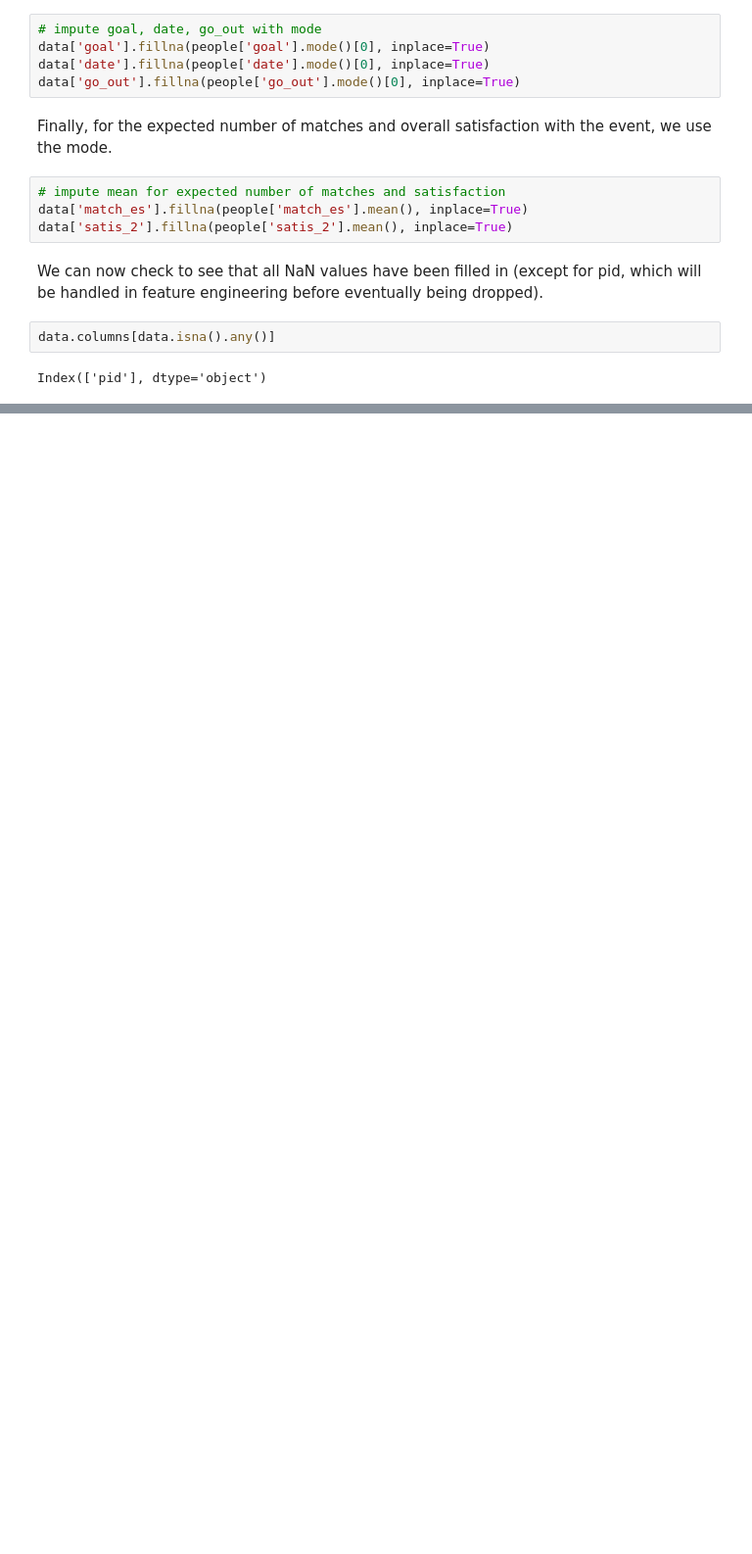
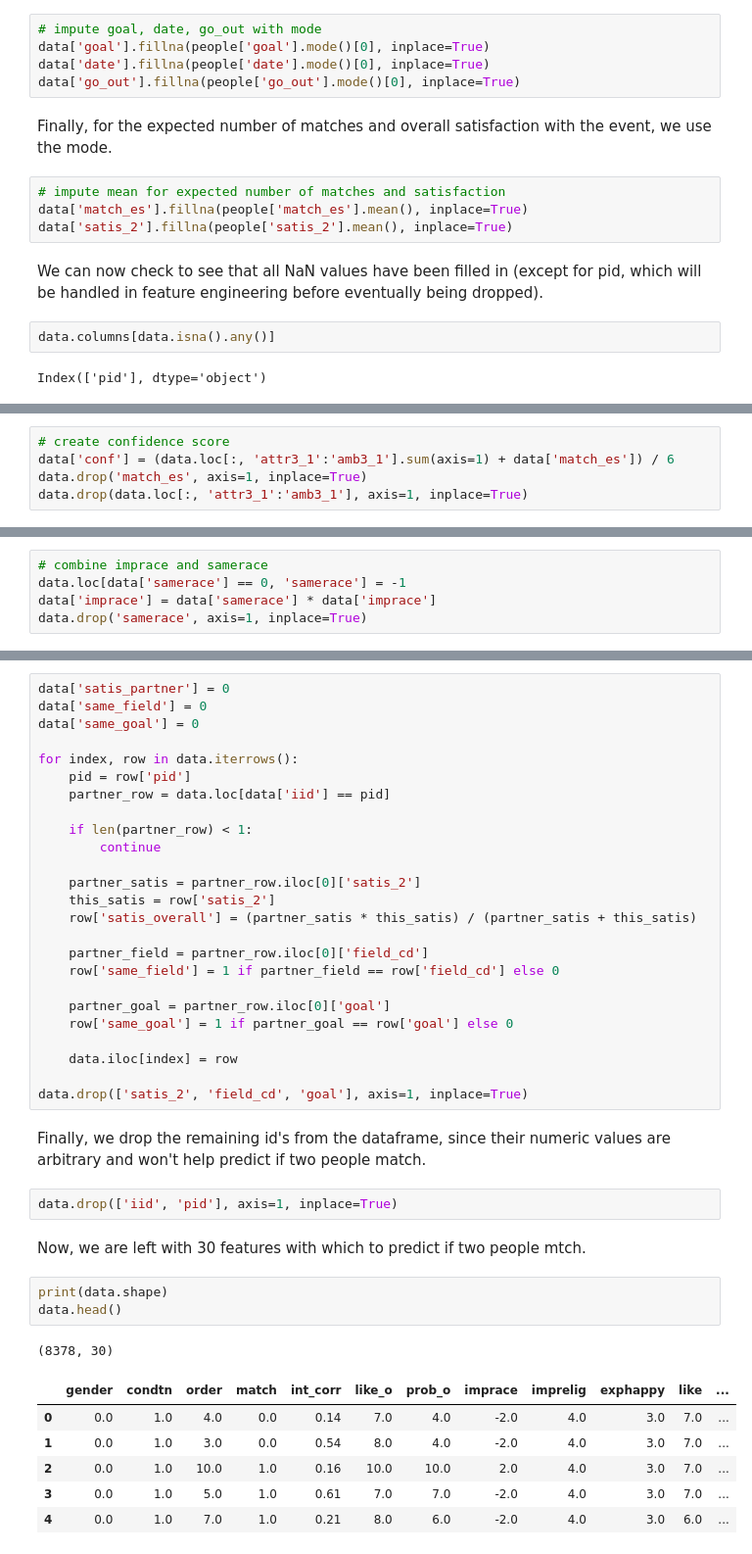
Before and after one commit to dperille/cs363d-f21-project, a Jupyter notebook: project.ipynb, the cells around one changed output, grey strips where cells are left out. Shown: that part at 98% size. Saved outputs shown, nothing was run; the diff lists cells and outputs as text; blank space fills up the shorter version.

```diff
--- a/project.ipynb
+++ b/project.ipynb
@@ -439,0 +483,5 @@ Index(['pid'], dtype='object')
+# %%
+# create confidence score
+data['conf'] = (data.loc[:, 'attr3_1':'amb3_1'].sum(axis=1) + data['match_es']) / 6
+data.drop('match_es', axis=1, inplace=True)
+data.drop(data.loc[:, 'attr3_1':'amb3_1'], axis=1, inplace=True)
@@ -439,0 +517,5 @@ Index(['pid'], dtype='object')
+# %%
+# combine imprace and samerace
+data.loc[data['samerace'] == 0, 'samerace'] = -1
+data['imprace'] = data['samerace'] * data['imprace']
+data.drop('samerace', axis=1, inplace=True)
@@ -439,0 +530,42 @@ Index(['pid'], dtype='object')
+# %%
+data['satis_partner'] = 0
+data['same_field'] = 0
+data['same_goal'] = 0
+
+for index, row in data.iterrows():
+    pid = row['pid']
+    partner_row = data.loc[data['iid'] == pid]
+
+    if len(partner_row) < 1:
+        continue
+
+    partner_satis = partner_row.iloc[0]['satis_2']
+    this_satis = row['satis_2']
+    row['satis_overall'] = (partner_satis * this_satis) / (partner_satis + this_satis)
+
+    partner_field = partner_row.iloc[0]['field_cd']
+    row['same_field'] = 1 if partner_field == row['field_cd'] else 0
+
+    partner_goal = partner_row.iloc[0]['goal']
+    row['same_goal'] = 1 if partner_goal == row['goal'] else 0
+
+    data.iloc[index] = row
+
+data.drop(['satis_2', 'field_cd', 'goal'], axis=1, inplace=True)
+# %% [markdown]
+Finally, we drop the remaining id's from the dataframe, since their numeric values are arbitrary and won't help predict if two people match.
+# %%
+data.drop(['iid', 'pid'], axis=1, inplace=True)
+# %% [markdown]
+Now, we are left with 30 features with which to predict if two people mtch.
+# %%
+print(data.shape)
+data.head()
+# %% [output]
+(8378, 30)
+|  | gender | condtn | order | match | int_corr | like_o | prob_o | imprace | imprelig | exphappy | like | ... |
+| 0 | 0.0 | 1.0 | 4.0 | 0.0 | 0.14 | 7.0 | 4.0 | -2.0 | 4.0 | 3.0 | 7.0 | ... |
+| 1 | 0.0 | 1.0 | 3.0 | 0.0 | 0.54 | 8.0 | 4.0 | -2.0 | 4.0 | 3.0 | 7.0 | ... |
+| 2 | 0.0 | 1.0 | 10.0 | 1.0 | 0.16 | 10.0 | 10.0 | 2.0 | 4.0 | 3.0 | 7.0 | ... |
+| 3 | 0.0 | 1.0 | 5.0 | 1.0 | 0.61 | 7.0 | 7.0 | -2.0 | 4.0 | 3.0 | 7.0 | ... |
+| 4 | 0.0 | 1.0 | 7.0 | 1.0 | 0.21 | 8.0 | 6.0 | -2.0 | 4.0 | 3.0 | 6.0 | ... |
```
Also changed, not shown: parts of 26 cells of this notebook.
